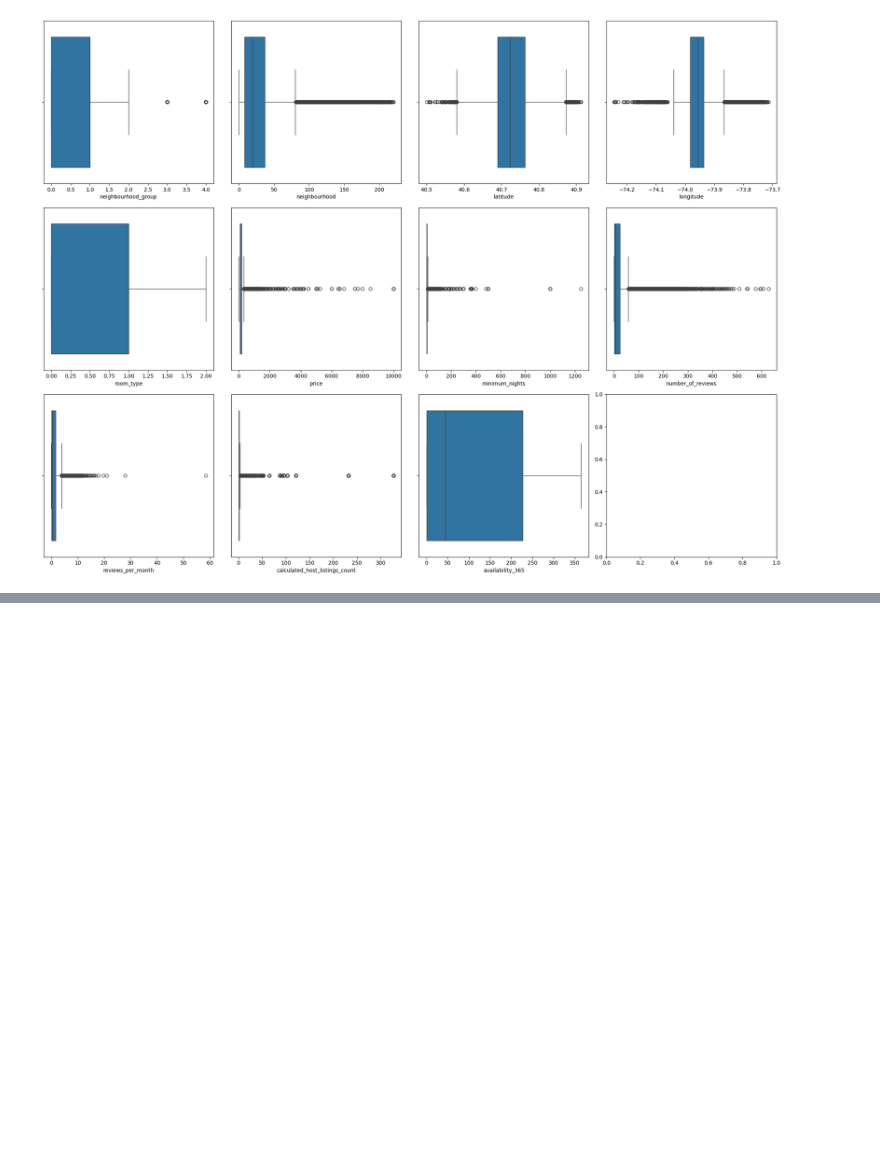
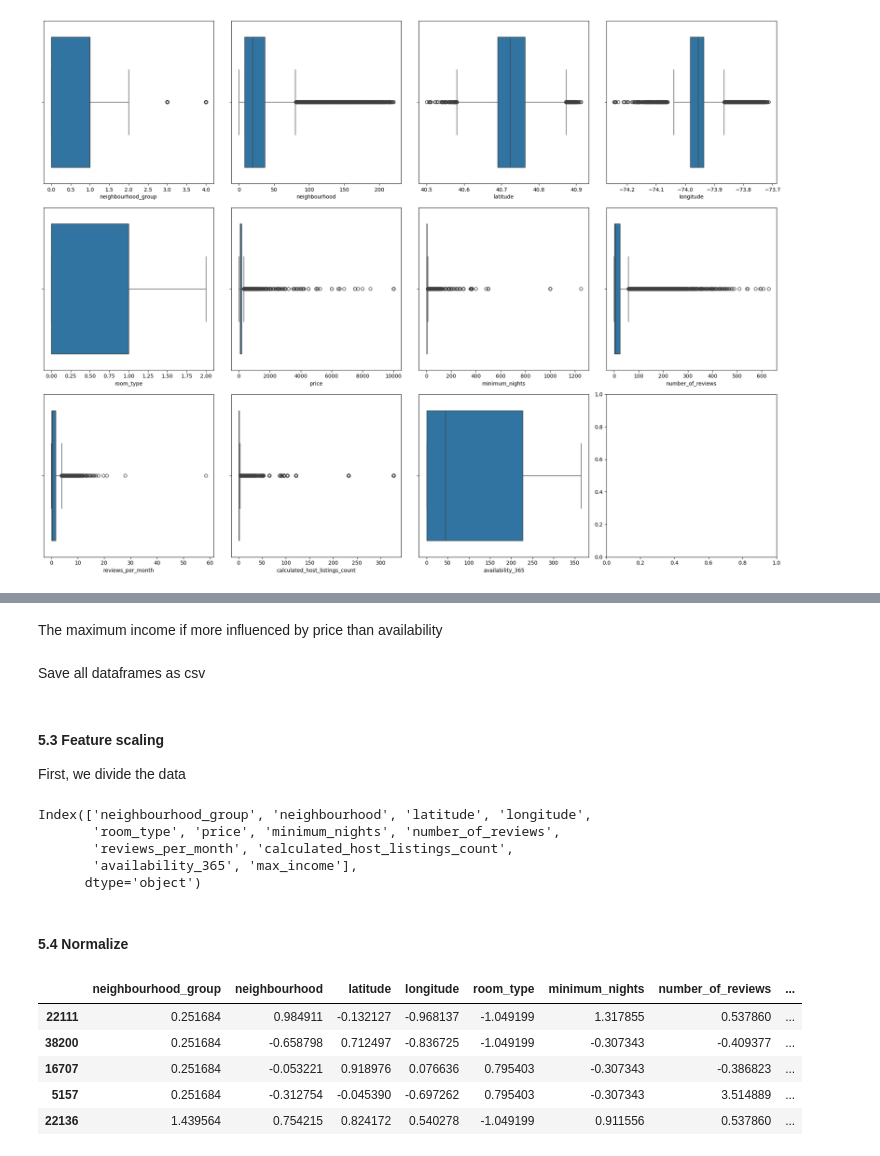
Before and after one commit to TatianaCC/machine-learning-python-template, a Jupyter notebook: src/app.ipynb, the cells around one changed output, grey strips where cells are left out. Cells and saved outputs as stored; diff of their text form; code cells hidden in the pictures; blank space fills up the shorter version.

```diff
--- a/src/app.ipynb
+++ b/src/app.ipynb
@@ -228,0 +307,4 @@ plt.tight_layout()
+# %% [markdown]
+The maximum income if more influenced by price than availability
+# %% [markdown]
+Save all dataframes as csv
@@ -228,0 +315,54 @@ plt.tight_layout()
+# %% [markdown]
+#### 5.3 Feature scaling
+First, we divide the data
+# %%
+corr_df.columns
+# %% [output]
+Index(['neighbourhood_group', 'neighbourhood', 'latitude', 'longitude',
+       'room_type', 'price', 'minimum_nights', 'number_of_reviews',
+       'reviews_per_month', 'calculated_host_listings_count',
+       'availability_365', 'max_income'],
+      dtype='object')
+# %%
+predictors = ['neighbourhood_group', 'neighbourhood', 'latitude', 'longitude',
+       'room_type', 'minimum_nights', 'number_of_reviews',
+       'reviews_per_month', 'calculated_host_listings_count',
+       'availability_365', 'max_income']
+target = 'price'
+
+X = corr_df[predictors]
+Y = corr_df[target]
+
+X_train, X_test, y_train, y_test = train_test_split(X, Y, test_size = 0.3, random_state = 42)
+
+X_train.to_csv('../data/processed/AB_NYC_2019_Xtrain.csv', index=False)
+X_test.to_csv('../data/processed/AB_NYC_2019_Xtest.csv', index=False)
+y_train.to_csv('../data/processed/AB_NYC_2019_ytrain.csv', index=False)
+y_test.to_csv('../data/processed/AB_NYC_2019_ytest.csv', index=False)
+# %% [markdown]
+#### 5.4 Normalize
+# %%
+from sklearn.preprocessing import StandardScaler
+from pickle import dump
+
+scaler = StandardScaler()
+scaler.fit(X_train)
+
+X_train_norm = scaler.transform(X_train)
+X_train_norm = pd.DataFrame(X_train_norm, index = X_train.index, columns = predictors)
+
+X_test_norm = scaler.transform(X_test)
+X_test_norm = pd.DataFrame(X_test_norm, index = X_test.index, columns = predictors)
+
+dump(scaler, open("../data/processed/normalizer.sav", "wb"))
+X_train_norm.to_csv('../data/processed/AB_NYC_2019_norm_Xtrain.csv', index=False)
+X_test_norm.to_csv('../data/processed/AB_NYC_2019_norm_Xtest.csv', index=False)
+
+X_train_norm.head()
+# %% [output]
+|  | neighbourhood_group | neighbourhood | latitude | longitude | room_type | minimum_nights | number_of_reviews | ... |
+| 22111 | 0.251684 | 0.984911 | -0.132127 | -0.968137 | -1.049199 | 1.317855 | 0.537860 | ... |
+| 38200 | 0.251684 | -0.658798 | 0.712497 | -0.836725 | -1.049199 | -0.307343 | -0.409377 | ... |
+| 16707 | 0.251684 | -0.053221 | 0.918976 | 0.076636 | 0.795403 | -0.307343 | -0.386823 | ... |
+| 5157 | 0.251684 | -0.312754 | -0.045390 | -0.697262 | 0.795403 | -0.307343 | 3.514889 | ... |
+| 22136 | 1.439564 | 0.754215 | 0.824172 | 0.540278 | -1.049199 | 0.911556 | 0.537860 | ... |
```
Also changed, not shown: parts of 13 cells of this notebook, 12 other files.
